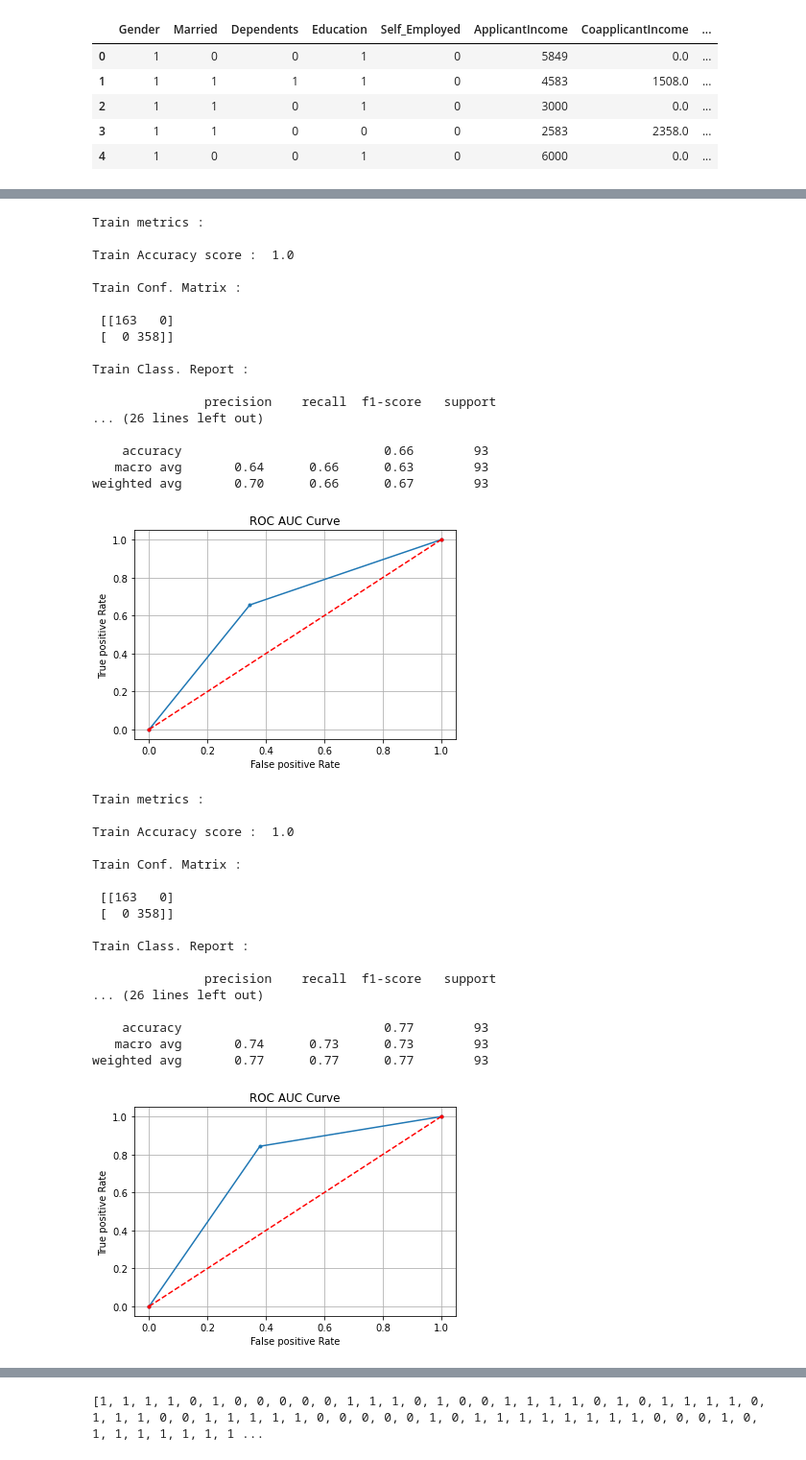
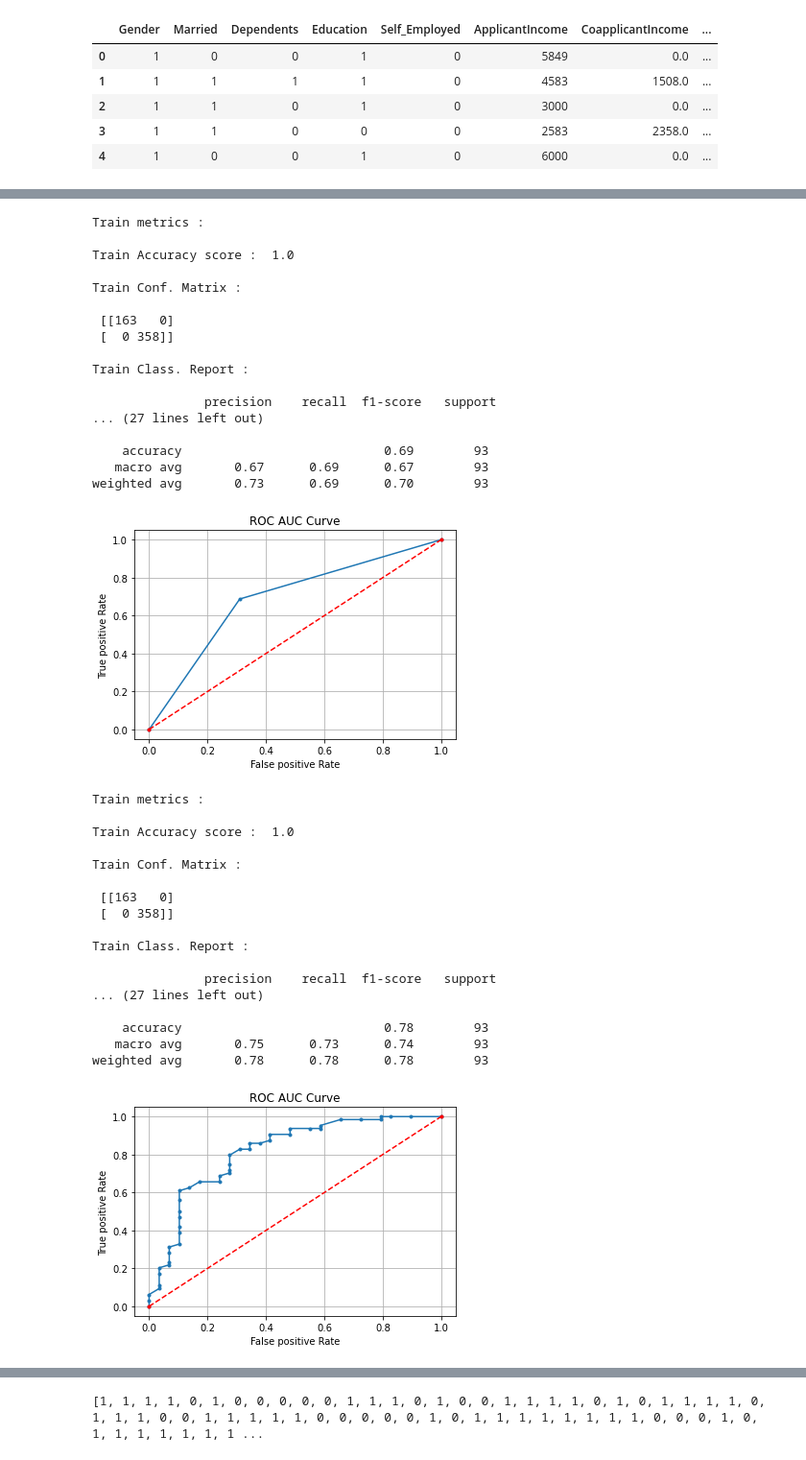
Before and after one commit to SharanDHONI/Loan-Apprval-prediction-AnalyticsVidhya, a Jupyter notebook: Loan-v2.ipynb, the cells around one changed output, grey strips where cells are left out. Shown: that part at 96% size. Cells and saved outputs as stored; diff of their text form; code cells hidden in the pictures.

```diff
--- a/Loan-v2.ipynb
+++ b/Loan-v2.ipynb
@@ -928,7 +1036,7 @@ dt_test_pred = dt.predict(xtest)
 dt_test_pp = dt.predict_proba(xtest)
 dt_test_pp = dt_test_pp[:,1]
 ##plotting ROC_CURVE
-fpr,tpr,thresh = roc_curve(ytest,dt_test_pred)
+fpr,tpr,thresh = roc_curve(ytest,dt_test_pp)
 plt.plot(fpr,tpr,marker='.')
 plt.plot([0,1],[0,1],linestyle='--',color='r',marker='.')
 plt.grid()
@@ -938,9 +1046,11 @@ plt.title('ROC AUC Curve')
 dt_test_acc = accuracy_score(ytest,dt_test_pred)
 dt_test_cm = confusion_matrix(ytest,dt_test_pred)
 dt_test_cr = classification_report(ytest,dt_test_pred)
+dt_test_rocauc = roc_auc_score(ytest,dt_test_pp)
 print('--'*40,'\n')
 print('Test Metrics :\n\n')
 print('Test accuracy score : ',dt_test_acc)
+print('roc auc score :',dt_test_rocauc)
 print('\nTest conf. matrix :\n\n',dt_test_cm)
 print('\nTest Class. Report :\n\n',dt_test_cr)
 # %% [output]
@@ -956,12 +1066,12 @@ Train Conf. Matrix :
 Train Class. Report :
 
                precision    recall  f1-score   support
-... (26 lines left out)
+... (27 lines left out)
 
-    accuracy                           0.66        93
-   macro avg       0.64      0.66      0.63        93
-weighted avg       0.70      0.66      0.67        93
+    accuracy                           0.69        93
+   macro avg       0.67      0.69      0.67        93
+weighted avg       0.73      0.69      0.70        93
-[figure, old version]
+[figure, new version]
 # %%
 ## train scores
 rf.fit(xtrain,ytrain)
@@ -978,40 +1088,42 @@ rf_test_pred = rf.predict(xtest)
 rf_test_pp = rf.predict_proba(xtest)
 rf_test_pp = rf_test_pp[:,1]
 ##plotting ROC_CURVE
-fpr,tpr,thresh = roc_curve(ytest,rf_test_pred)
+fpr,tpr,thresh = roc_curve(ytest,rf_test_pp)
 plt.plot(fpr,tpr,marker='.')
 plt.plot([0,1],[0,1],linestyle='--',color='r',marker='.')
 plt.grid()
 plt.xlabel('False positive Rate')
 plt.ylabel('True positive Rate')
 plt.title('ROC AUC Curve')
 rf_test_acc = accuracy_score(ytest,rf_test_pred)
 rf_test_cm = confusion_matrix(ytest,rf_test_pred)
 rf_test_cr = classification_report(ytest,rf_test_pred)
+rf_test_rocauc = roc_auc_score(ytest,rf_test_pp)
 print('--'*40,'\n')
 print('Test Metrics :\n\n')
 print('Test accuracy score : ',rf_test_acc)
+print('roc auc score :',rf_test_rocauc)
 print('\nTest conf. matrix :\n\n',rf_test_cm)
 print('\nTest Class. Report :\n\n',rf_test_cr)
 # %% [output]
 Train metrics :
 
 Train Accuracy score :  1.0
 
 Train Conf. Matrix :
 
  [[163   0]
  [  0 358]]
 
 Train Class. Report :
 
                precision    recall  f1-score   support
-... (26 lines left out)
+... (27 lines left out)
 
-    accuracy                           0.77        93
-   macro avg       0.74      0.73      0.73        93
-weighted avg       0.77      0.77      0.77        93
+    accuracy                           0.78        93
+   macro avg       0.75      0.73      0.74        93
+weighted avg       0.78      0.78      0.78        93
-[figure, old version]
+[figure, new version]
 # %%
 ## train scores
 xgb.fit(xtrain,ytrain)
```
Also changed, not shown: parts of 95 cells of this notebook.
